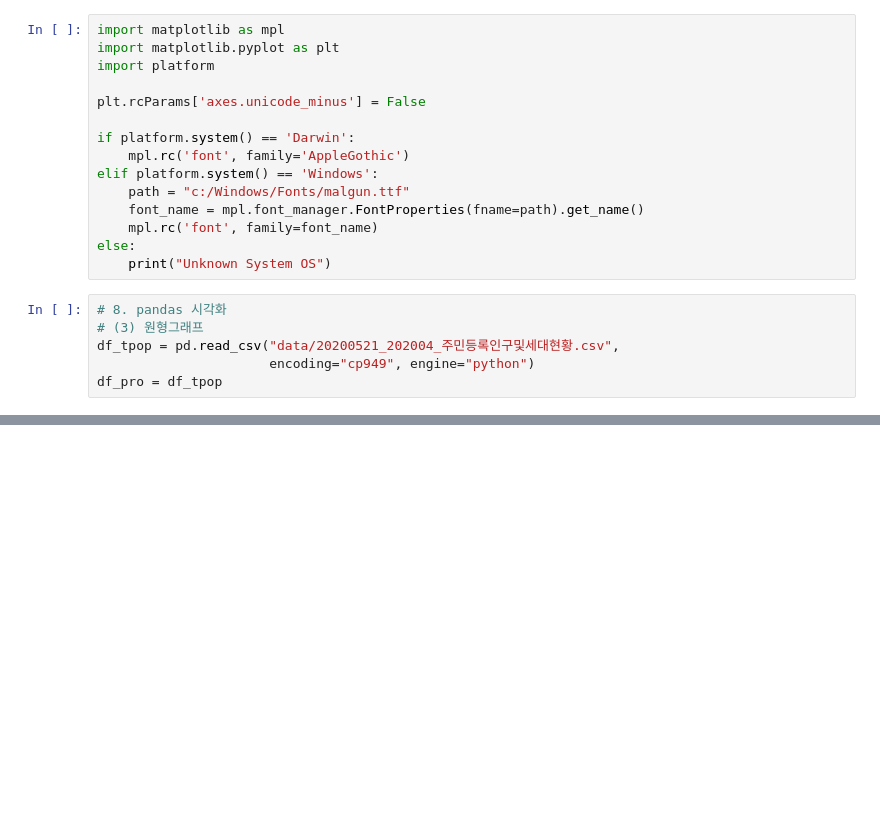
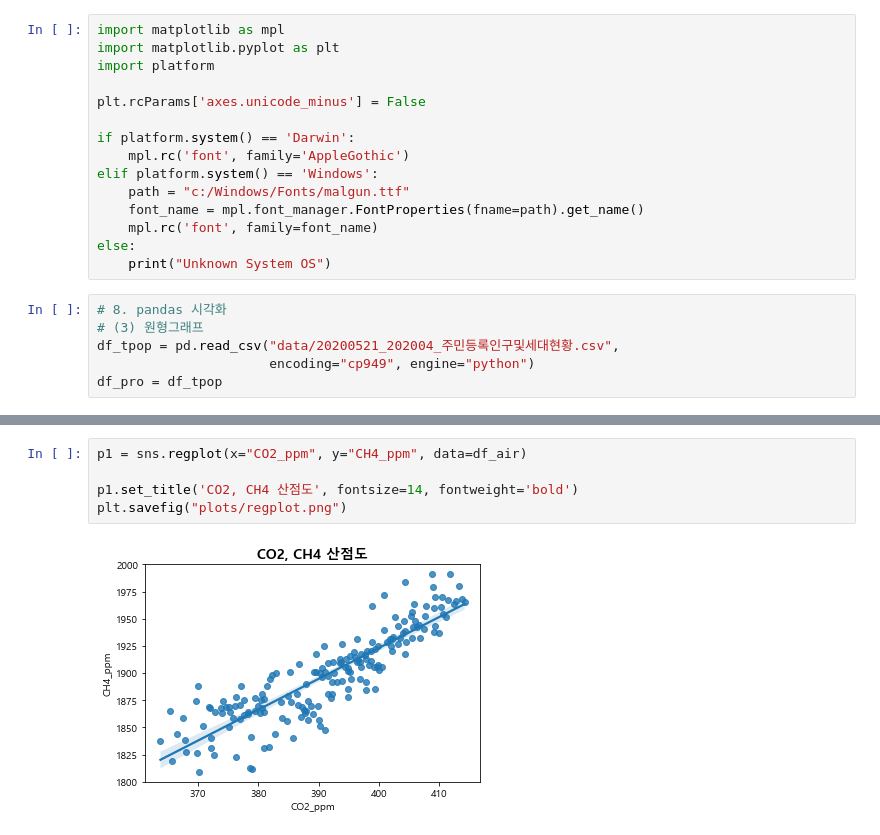
Before and after one commit to probemedia/bigdata, a Jupyter notebook: python/pandas_pro_vis.ipynb, the cells around one changed output, grey strips where cells are left out. Drawn from its saved outputs; the diff is of its cells as text; blank space fills up the shorter version.

```diff
--- a/python/pandas_pro_vis.ipynb
+++ b/python/pandas_pro_vis.ipynb
@@ -191,3 +454,10 @@ sns.regplot(x="SF6_ppm", y="CFC113_ppm", data=df_air)
+# %%
+p1 = sns.regplot(x="CO2_ppm", y="CH4_ppm", data=df_air)
+
+p1.set_title('CO2, CH4 산점도', fontsize=14, fontweight='bold')
+plt.savefig("plots/regplot.png")
+# %% [output]
+[figure, added]
 # %%
 # seaborn을 사용한 산포행렬에 선형회귀 추가
 import seaborn as sns
```
Also changed, not shown: parts of 63 cells of this notebook.
